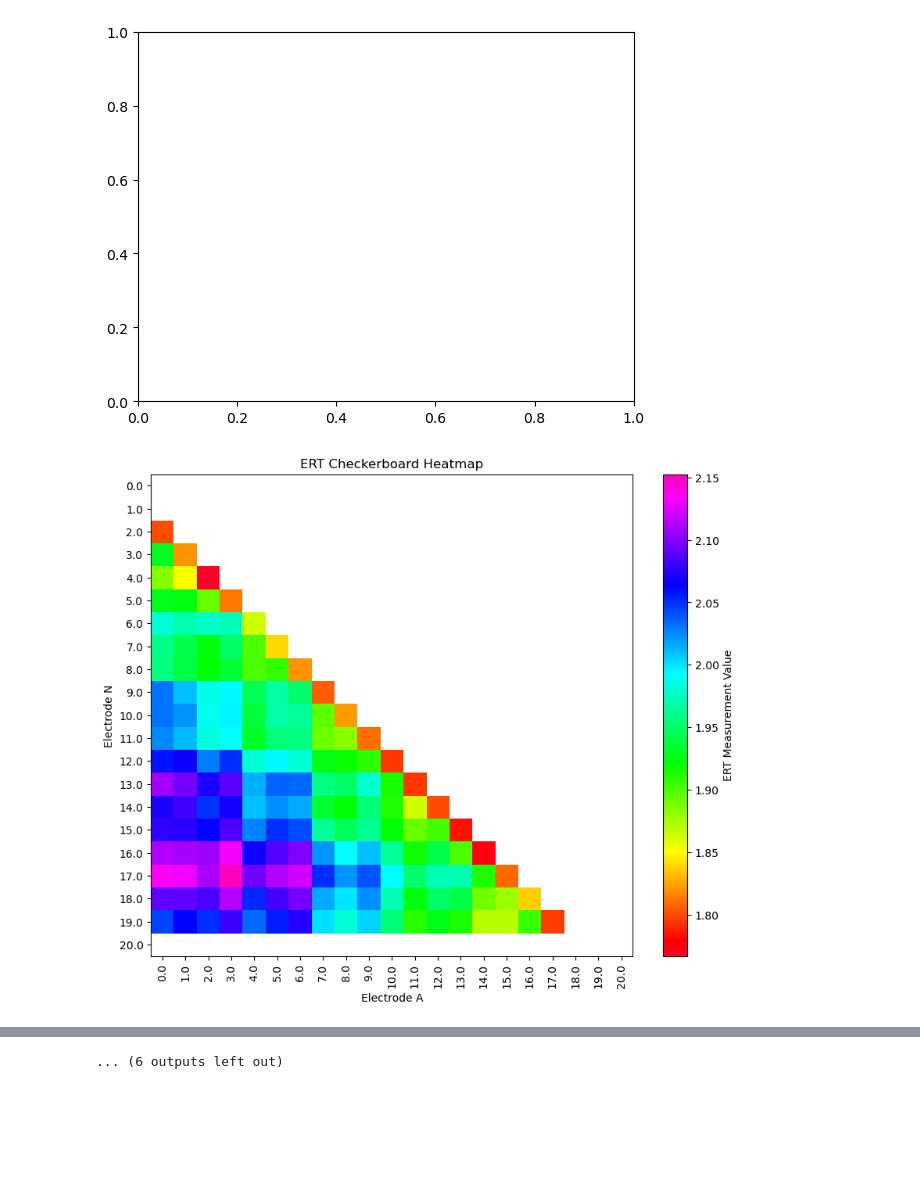
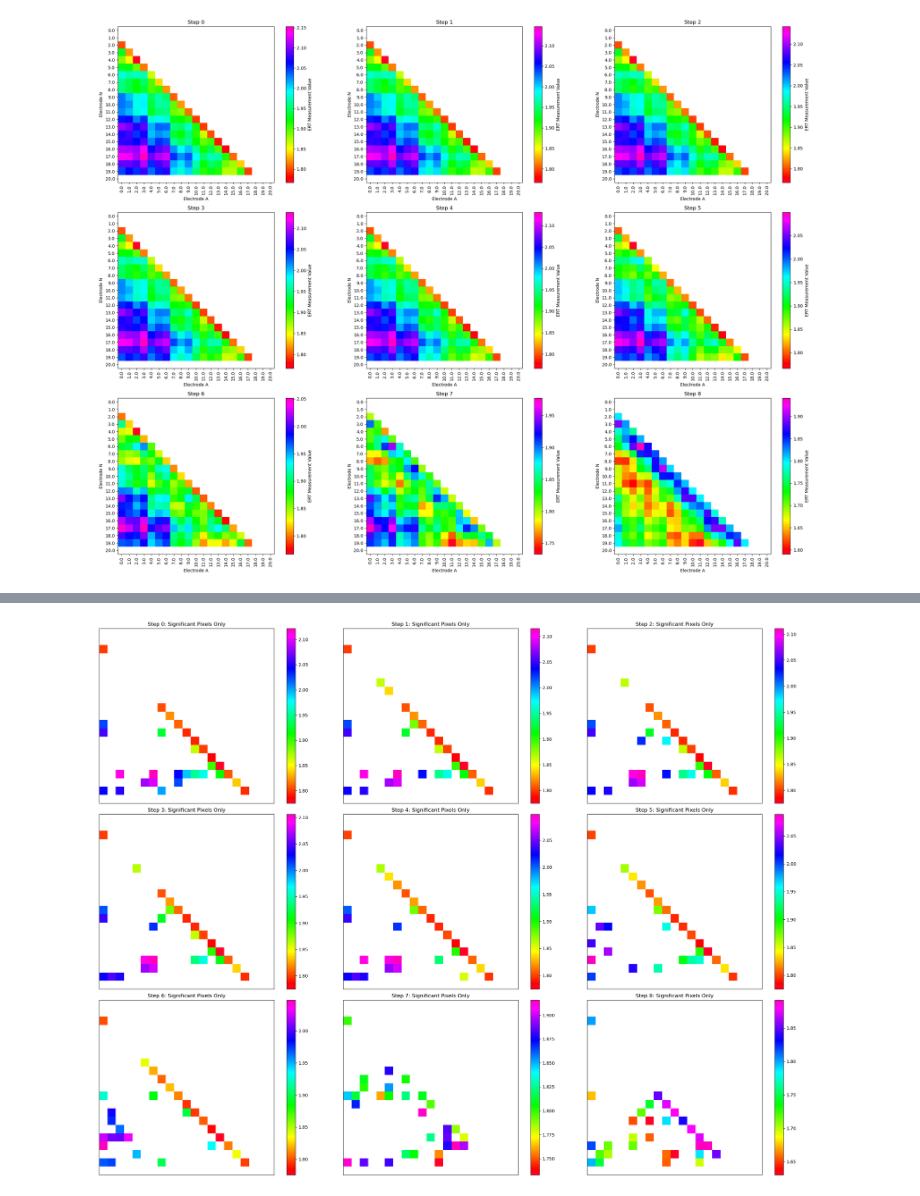
Before and after one commit to sideris25/thesis, a Jupyter notebook: timelapse1/timelapse1.ipynb, the cells around one changed output, grey strips where cells are left out. Cells and saved outputs as stored; diff of their text form; code cells hidden in the pictures; blank space fills up the shorter version.

```diff
--- a/timelapse1/timelapse1.ipynb
+++ b/timelapse1/timelapse1.ipynb
@@ -266,27 +266,49 @@ def plot_ert_checkerboard(data,plot=0):
     if plot==1:
 
         #Plot the checkerboard heatmap
-        plt.figure(figsize=(10, 8))
         plt.imshow(np.log10(heatmap), cmap='gist_rainbow', interpolation='nearest')
         plt.colorbar(label='ERT Measurement Value')
-
         plt.xticks(ticks=np.arange(grid_size), labels=sorted(electrode_map.keys()), rotation=90)
         plt.yticks(ticks=np.arange(grid_size), labels=sorted(electrode_map.keys()))
-
         plt.xlabel('Electrode A')
         plt.ylabel('Electrode N')
         plt.title('ERT Checkerboard Heatmap')
 
-        plt.show()
+
     return heatmap
 # %%
 abmn=np.load('abmn_timelapse.npy')
+num_singular_values = 30
+all_images = []
+all_significant_indices = [] #lists to save all steps
+all_reconstructed_images = []
+
+plt.figure(figsize=(24, 18))
 for i in range(9):
     res_all=np.load(f'res_all_t_{i}.npy')
     data_all=np.column_stack([abmn,res_all[:,0]])
     data=pd.DataFrame(data_all,columns=['A','B','M','N','Res'])
-    image=plt.subplot
+
+    image=plot_ert_checkerboard(data,plot=0) #keep the numpy array only, no plot
+    #svd
+    compressed_image, significant_indices, nan_mask = compress_and_reconstruct(image, num_singular_values)
+    image[nan_mask] = np.nan
+    all_images.append(image)
+
+    #reconstruction
+    pixel_values = compressed_image[significant_indices]
+    real_values = image[significant_indices]
+    reconstructed_compressed_image = reconstruct_compressed_image(image.shape, significant_indices, real_values)
+    predicted_values = reconstructed_compressed_image[significant_indices]
+
+    #save to lists
+    all_significant_indices.append(significant_indices)
+    all_reconstructed_images.append(reconstructed_compressed_image)
+
+    plt.subplot(3, 3, i+1)
     plot_ert_checkerboard(data,plot=1)
+    plt.title(f"Step {i}")
+plt.tight_layout()
+plt.show()
 # %% [output]
-[figure, old version]
+[figure, new version]
-[figure, removed]
@@ -303 +315,27 @@ for i in range(9):
-... (6 outputs left out)
+# %%
+plt.figure(figsize=(24, 18))
+
+for i in range(9):
+    ax = plt.subplot(3, 3, i+1)
+
+    image = all_images[i].copy()
+    significant_indices = all_significant_indices[i]
+    reconstructed_compressed_image = all_reconstructed_images[i].copy()
+    predicted_values = reconstructed_compressed_image[significant_indices]
+
+    del1 = np.asarray(significant_indices)
+    to_plot_image = np.copy(image)
+    to_plot_image[:] = np.nan
+    to_plot_image[del1[0,:].T, del1[1,:].T] = predicted_values
+
+
+    im = ax.imshow(np.log10(to_plot_image), cmap='gist_rainbow', interpolation='auto')
+    plt.colorbar(im, ax=ax)
+
+    ax.set_title(f"Step {i}: Significant Pixels Only")
+    ax.set_xticks([]); ax.set_yticks([])
+
+plt.tight_layout()
+plt.show()
+# %% [output]
+[figure, added]
```
Also changed, not shown: parts of 7 cells of this notebook, 48 other files.
